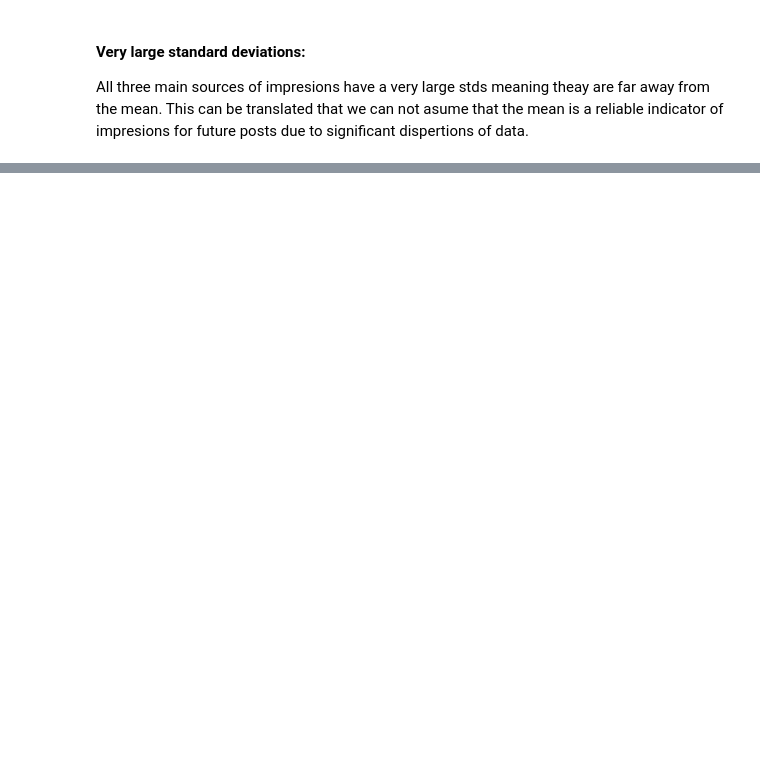
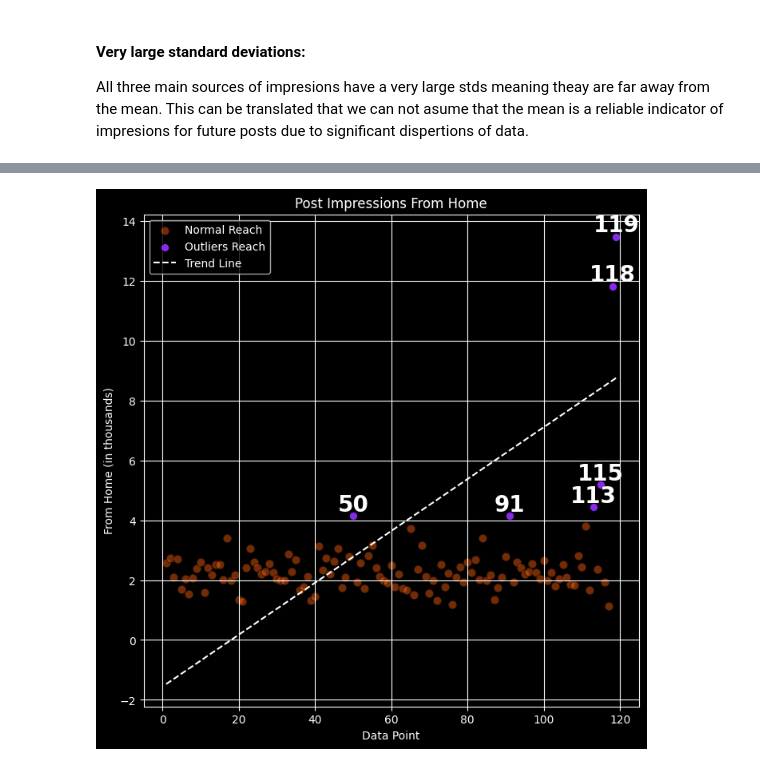
Before and after one commit to NicoapBol/Data-Analytics-Projects, a Jupyter notebook: 001. Exploratory Data Analysis/01. Code/Insta_Eda_Project.ipynb, the cells around one changed output, grey strips where cells are left out. Drawn from its saved outputs; the diff is of its cells as text; code cells hidden in the pictures; blank space fills up the shorter version.

```diff
--- a/001. Exploratory Data Analysis/01. Code/Insta_Eda_Project.ipynb
+++ b/001. Exploratory Data Analysis/01. Code/Insta_Eda_Project.ipynb
@@ -102,0 +220,32 @@ All three main sources of impresions have a very large stds meaning theay are fa
+# %%
+data = df['From Home'] / 1000
+point_number = df['nro']
+
+mask = data > 4
+
+plt.figure(figsize=(8, 8))
+
+# Plot the points where data is not greater than 6 with orange color
+plt.scatter(point_number[~mask], data[~mask], alpha=0.45, color='#ff6213', edgecolors='black', label='Normal Reach', s=60)
+
+# Plot the points where data is greater than 6 with red color
+plt.scatter(point_number[mask], data[mask], alpha=0.99, color='#892cef', edgecolors='black', label='Outliers Reach', s=60)
+
+# Annotate the data point numbers for outliers
+for x, y, nro in zip(point_number[mask], data[mask], df['nro'][mask]):
+    plt.text(x, y, str(nro), ha='center', va='bottom', fontsize=20, color='white', weight='bold')
+
+# Add a trend line (linear regression) to the scatter plot
+trend_line_coefficients = np.polyfit(point_number[mask], data[mask], 1)
+trend_line = np.polyval(trend_line_coefficients, point_number)
+plt.plot(point_number, trend_line, color='white', linestyle='dashed', label='Trend Line')
+
+plt.xlabel('Data Point')
+plt.ylabel('From Home (in thousands)')
+plt.title('Post Impressions From Home')
+plt.grid(True)
+plt.legend()
+
+plt.show()
+# %% [output]
+[figure, added]
```
Also changed, not shown: parts of 14 cells of this notebook.
